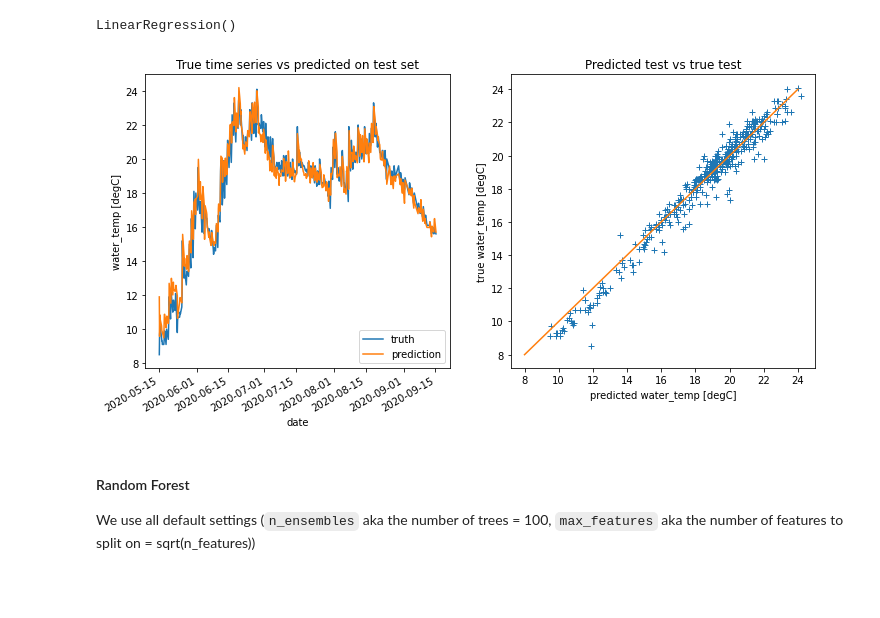
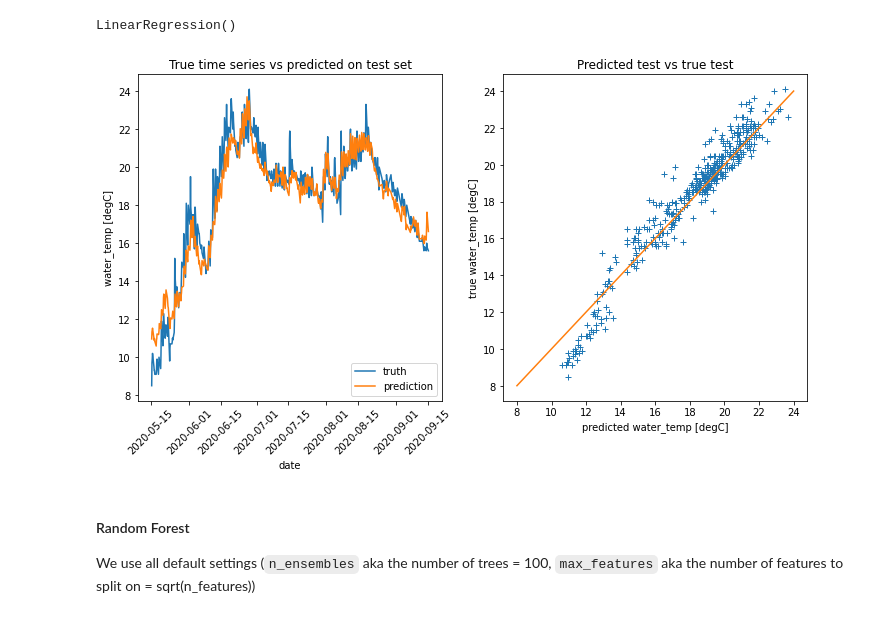
Before and after one commit to FlorianBeiser/havvarsel-data-driven-pred, a Jupyter notebook: DataAnalyser.ipynb, the cells around one changed output. Cells and saved outputs as stored; diff of their text form; code cells hidden in the pictures; blank space fills up the shorter version.

Commit message:
analyse with clean data set.. Next: do smarter with NaN values

```diff
--- a/DataAnalyser.ipynb
+++ b/DataAnalyser.ipynb
@@ -103,22 +109,31 @@ plot_timeseries_all_years("water_temp")
 
 Learning a data-driven predictor
 # %%
-def plot_test_vs_truth(predicition):
+def plot_test_vs_truth(predicition, dropna=True):
     """Plotting timeseries of the prediciton against the truth"""
     fig, axs = plt.subplots(1,2)
     fig.set_figheight(6)
     fig.set_figwidth(12)
     # Time series plot
-    test["water_temp"].plot(ax=axs[0])
-    prediction.plot(ax=axs[0])
+    if dropna:
+        axs[0].plot(test["water_temp"].dropna().index, test["water_temp"][test["water_temp"].dropna().index])
+        axs[0].plot(test["water_temp"].dropna().index, prediction[test["water_temp"].dropna().index])
+    else:
+        axs[0].plot(clean_test["water_temp"].index, clean_test["water_temp"])
+        axs[0].plot(clean_test["water_temp"].index, prediction)
+
 
     axs[0].legend(["truth","prediction"])
     axs[0].set_xlabel("date")
     axs[0].set_ylabel("water_temp [degC]")
     axs[0].set_title("True time series vs predicted on test set")
+    axs[0].tick_params(axis='x', rotation=45)
 
     # Bias plot
-    axs[1].plot(prediction, test["water_temp"], "+")
+    if dropna:
+        axs[1].plot(prediction, test["water_temp"], "+")
+    else:
+        axs[1].plot(prediction, clean_test["water_temp"], "+")
     axs[1].plot(np.linspace(8,24), np.linspace(8,24))
 
     axs[1].set_xlabel("predicted water_temp [degC]")
@@ -152,10 +167,14 @@ The atmospheric observations at time $t$, the NorKyst800 forecast for time $t$ a
 NOTE:
 - the increments between times is different! An additional time difference variable could be useful, but does not make sense additive linear factor (as multiplicative factor maybe more suited - DISCUSS)
 - in further work, we aim for atmospheric observations at time $t-1$ and forecasted atmospheric elements at time $t$
+# %%
+clean_data = data.dropna()
+clean_train = clean_data[start_train : end_train]
+clean_test  = clean_data[start_test  : end_test ]
 # %%
 # Covariates and response
-X = train.loc[:, data.columns!="water_temp"]
-Y = train["water_temp"]
+X = clean_train.loc[:, data.columns!="water_temp"]
+Y = clean_train["water_temp"]
 # %% [markdown]
 #### Linear Regression
 # %%
@@ -168,14 +187,14 @@ linreg.fit(X,Y)
 LinearRegression()
 # %%
 # Test model
-prediction_labels = linreg.predict(test.loc[:, data.columns!="water_temp"])
+prediction_labels = linreg.predict(clean_test.loc[:, data.columns!="water_temp"])
 prediction = pd.DataFrame(prediction_labels)
-prediction["time"] = test.index
+prediction["time"] = clean_test.index
 prediction = prediction.set_index("time")
 # %%
-plot_test_vs_truth(prediction)
+plot_test_vs_truth(prediction, dropna=False)
 # %% [output]
-[figure, old version]
+[figure, new version]
 # %% [markdown]
 #### Random Forest
 
```
Also changed, not shown: parts of 16 cells of this notebook.
